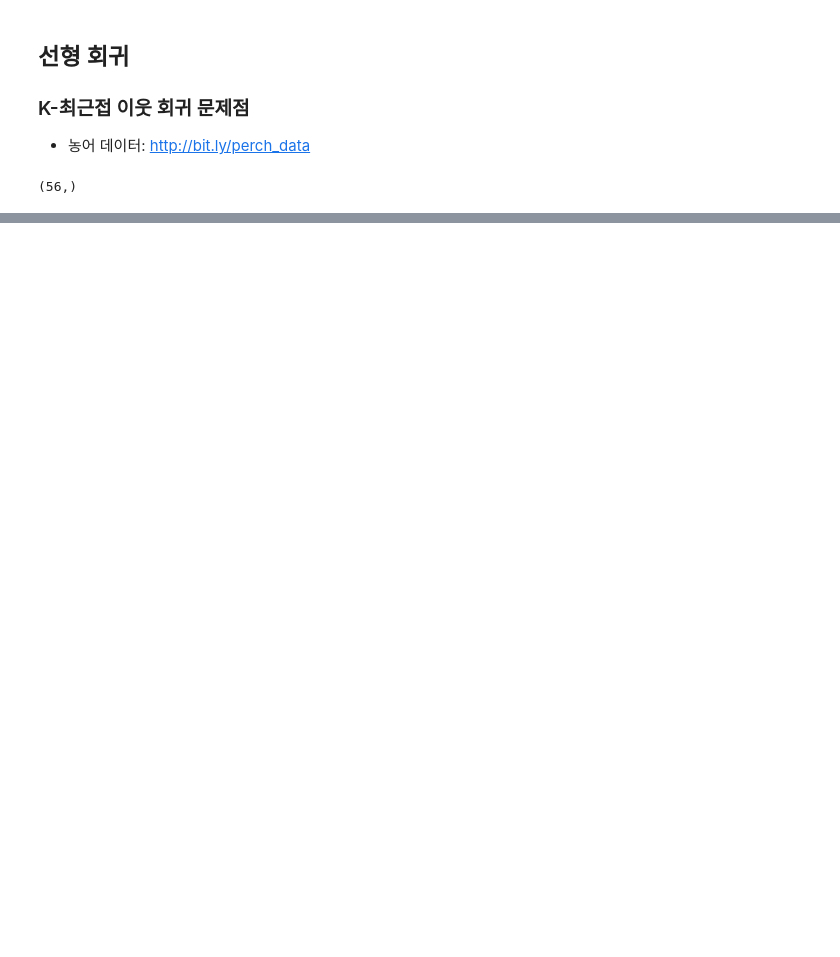
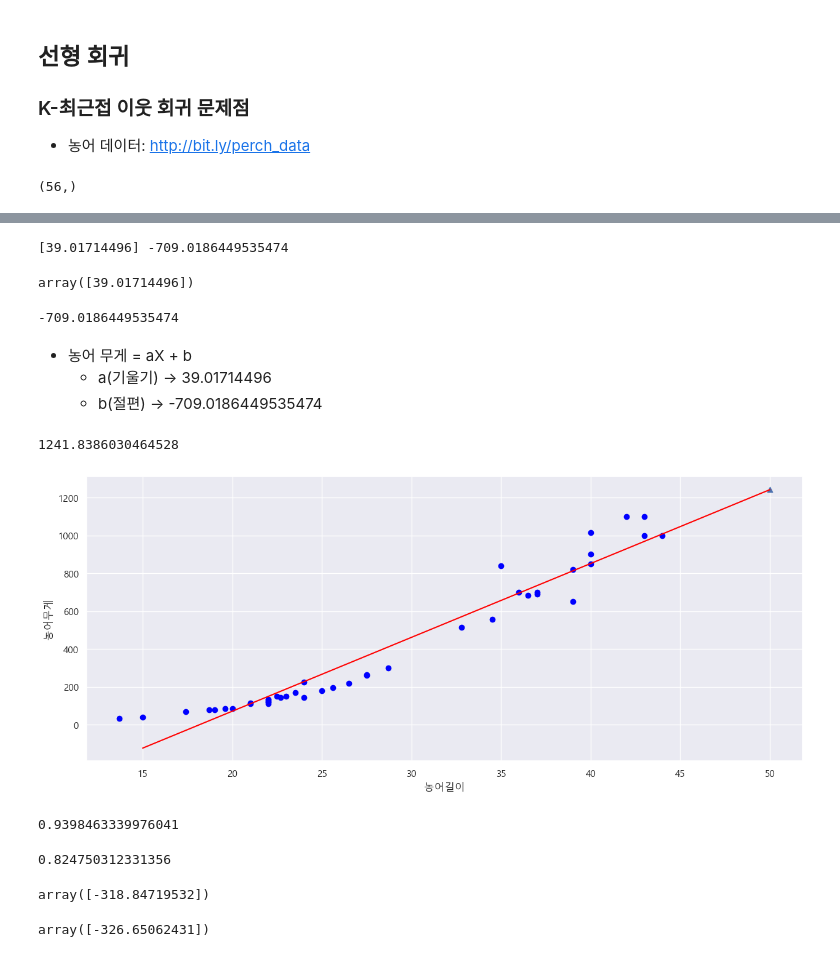
Before and after one commit to hyeonnnho/iot-dataanalysis-2025, a Jupyter notebook: day02/mldl03_선형회귀.ipynb, the cells around one changed output, grey strips where cells are left out. Saved outputs shown, nothing was run; the diff lists cells and outputs as text; code cells hidden in the pictures; blank space fills up the shorter version.

```diff
--- a/day02/mldl03_선형회귀.ipynb
+++ b/day02/mldl03_선형회귀.ipynb
@@ -27,0 +106,3 @@ perch_length.shape
+# %%
+lr = LinearRegression()
+lr
@@ -27,0 +111,3 @@ perch_length.shape
+# %%
+# 선형회귀 모델 훈련
+lr.fit(train_input, train_target)
@@ -27,0 +126,49 @@ perch_length.shape
+# %%
+# 선형회귀 직선 방정식 확인
+print(lr.coef_, lr.intercept_)
+# %% [output]
+[39.01714496] -709.0186449535474
+# %%
+lr.coef_ # 기울기
+# %% [output]
+array([39.01714496])
+# %%
+lr.intercept_ # 절편
+# %% [output]
+-709.0186449535474
+# %% [markdown]
+- 농어 무게 = aX + b
+    - a(기울기) -> 39.01714496
+    - b(절편) -> -709.0186449535474
+# %%
+(39.01714496 * 50.0) + (-709.0186449535474)
+# %% [output]
+1241.8386030464528
+# %%
+plt.figure(figsize=(15,6))
+plt.scatter(train_input, train_target, color='blue', label='농어데이터')
+# 선형회귀 직선 그리기
+plt.plot([15, 50], [15*lr.coef_ + lr.intercept_, 50*lr.coef_ + lr.intercept_], color='red')
+plt.scatter(50.0, 1241.838, marker='^')
+
+plt.xlabel('농어길이')
+plt.ylabel('농어무게')
+plt.show()
+# %% [output]
+[figure, added]
+# %%
+lr.score(train_input, train_target)
+# %% [output]
+0.9398463339976041
+# %%
+lr.score(test_input, test_target)
+# %% [output]
+0.824750312331356
+# %%
+lr.predict([[10, ]])
+# %% [output]
+array([-318.84719532])
+# %%
+lr.predict([[9.8, ]])
+# %% [output]
+array([-326.65062431])
```
Also changed, not shown: parts of 22 cells of this notebook, 1 other file.
